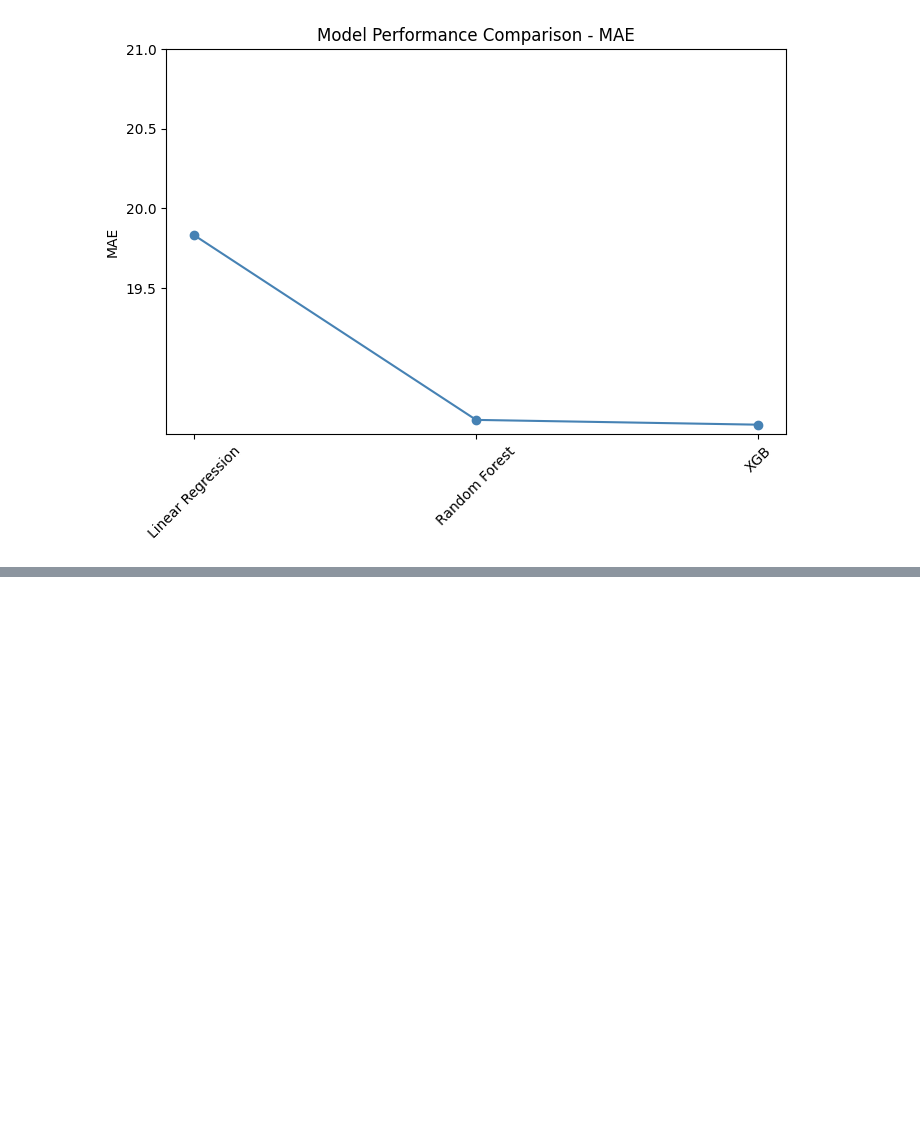
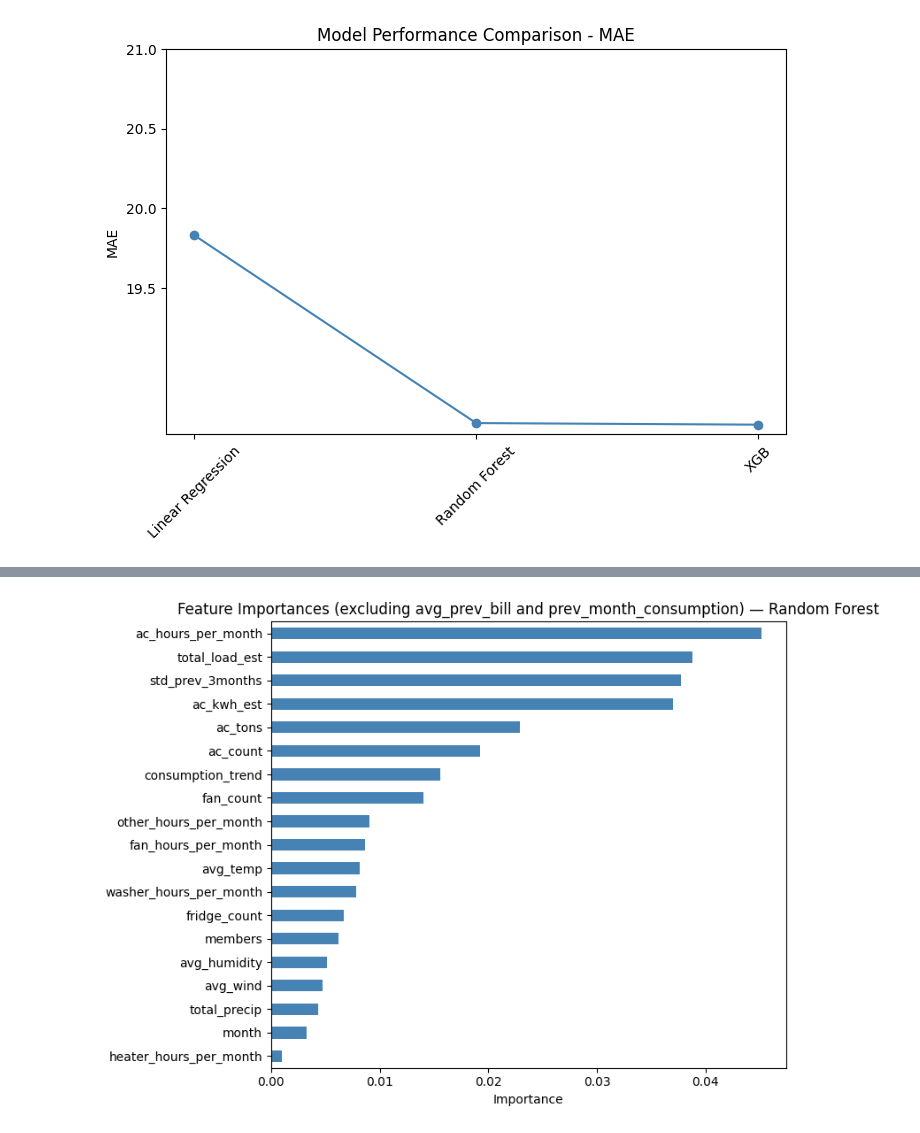
Before and after one commit to sumaliwanigasekara/energywise, a Jupyter notebook: EnergyWise_Pipeline.ipynb, the cells around one changed output, grey strips where cells are left out. Saved outputs shown, nothing was run; the diff lists cells and outputs as text; code cells hidden in the pictures; blank space fills up the shorter version.

```diff
--- a/EnergyWise_Pipeline.ipynb
+++ b/EnergyWise_Pipeline.ipynb
@@ -893,3 +944,22 @@ Std of residuals: 36.47 kWh
+# %%
+if hasattr(best['model'], 'feature_importances_'):
+    importances_no_lags = pd.Series(
+        best['model'].feature_importances_,
+        index=FEATURE_COLS
+    ).drop(['avg_prev_bill', 'prev_month_consumption'])
+
+    importances_no_lags = importances_no_lags.sort_values()
+
+    fig, ax = plt.subplots(figsize=(8, 6))
+    importances_no_lags.plot(kind='barh', ax=ax, color='steelblue')
+    ax.set_title(f"Feature Importances (excluding avg_prev_bill and prev_month_consumption) — {best['name']}")
+    ax.set_xlabel('Importance')
+    plt.tight_layout()
+    plt.show()
+else:
+    print('Feature importances not available for this model type.')
+# %% [output]
+[figure, added]
 # %%
 if hasattr(best['model'], 'feature_importances_'):
     importances = pd.Series(
```
Also changed, not shown: parts of 16 cells of this notebook, 9 other files.
